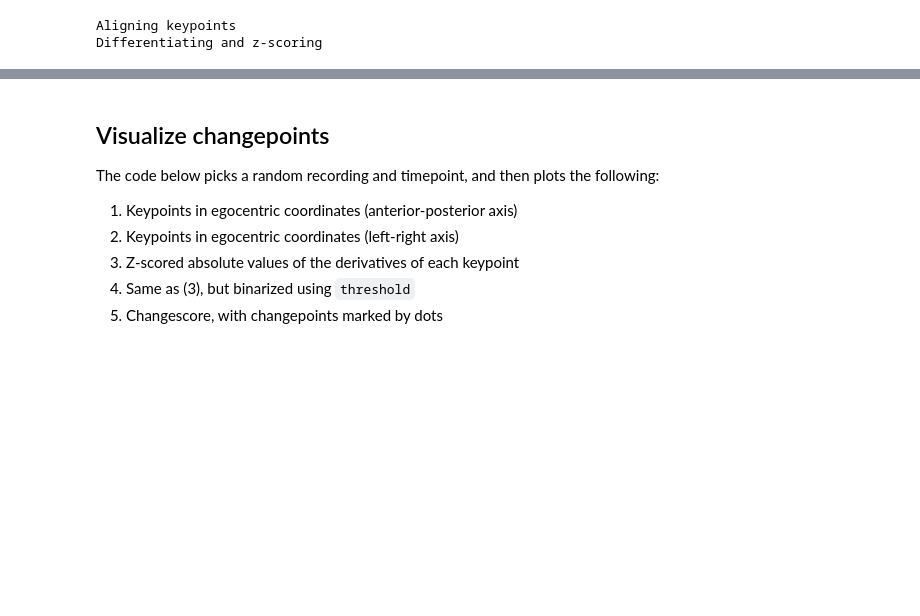
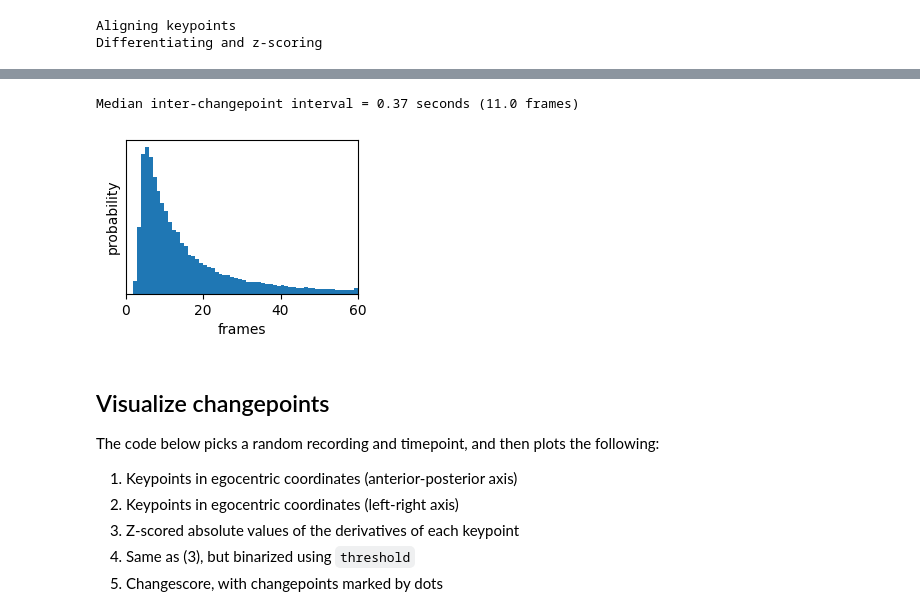
Before and after one commit to dattalab/keypoint-moseq, a Jupyter notebook: docs/source/changepoints.ipynb, the cells around one changed output, grey strips where cells are left out. Cells and saved outputs as stored; diff of their text form; code cells hidden in the pictures; blank space fills up the shorter version.

Commit message:
added histogram plotting code to changepoints example

```diff
--- a/docs/source/changepoints.ipynb
+++ b/docs/source/changepoints.ipynb
@@ -45,3 +51,19 @@ Differentiating and z-scoring
+# %%
+fps = 30 # framerate, adjust as necessary
+upper_bound = 2 # upper range of histogram
+
+intervals = np.hstack([np.diff(v) for v in changepoints.values()])
+med = np.median(intervals)
+print(f'Median inter-changepoint interval = {round(med/fps,2)} seconds ({med} frames)')
+plt.hist(intervals, bins=60, range=(0,upper_bound*fps))
+plt.xlim([0,upper_bound*fps])
+plt.xlabel('frames')
+plt.ylabel('probability')
+plt.yticks([])
+plt.gcf().set_size_inches((3,2))
+# %% [output]
+Median inter-changepoint interval = 0.37 seconds (11.0 frames)
+[figure, added]
 # %% [markdown]
 ## Visualize changepoints
 
```
Also changed, not shown: parts of 3 cells of this notebook.
